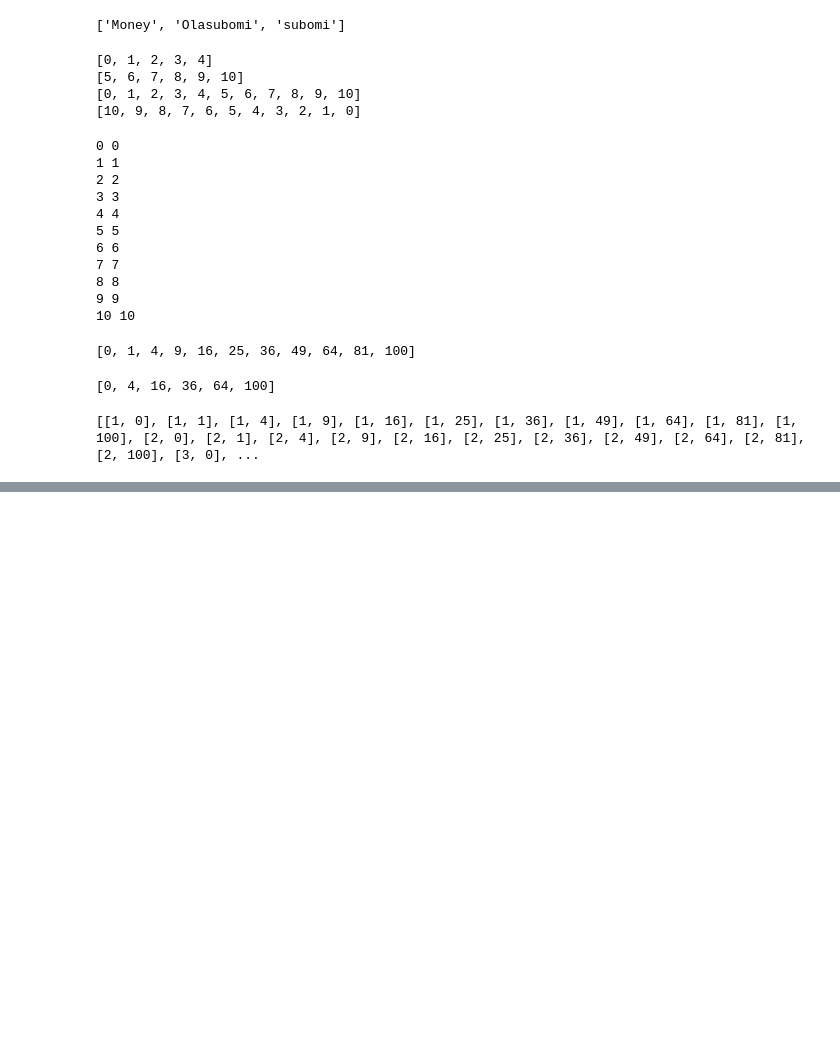
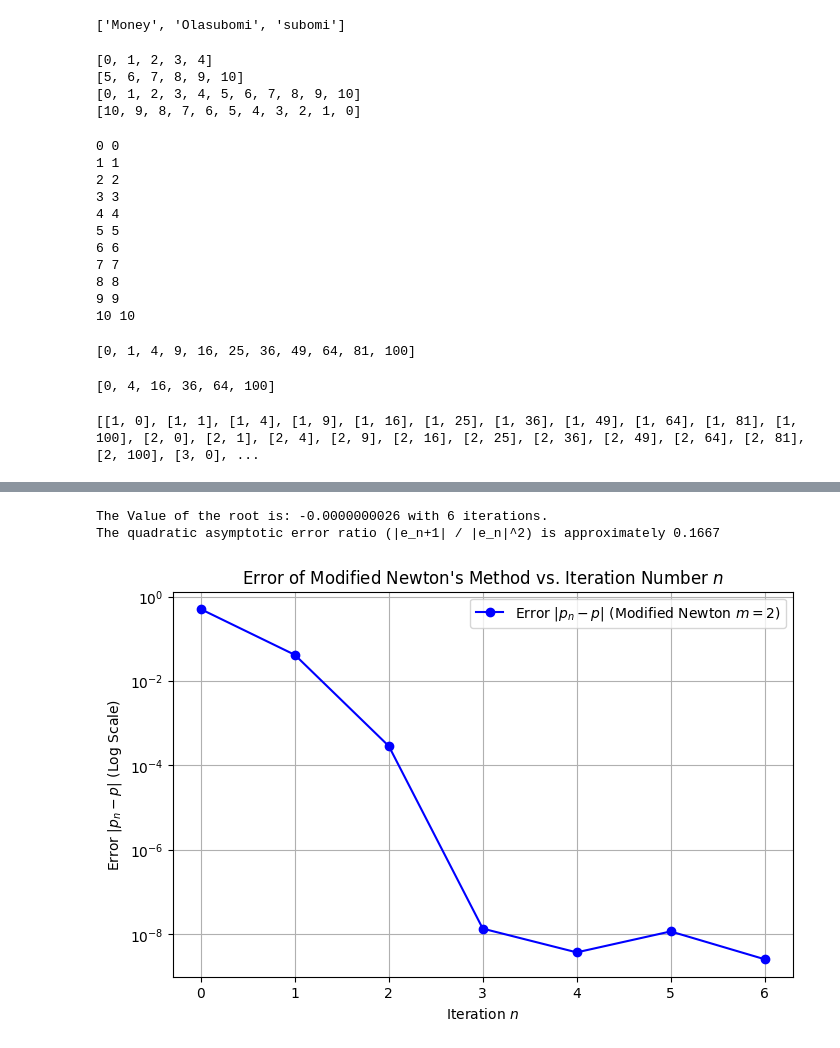
Before and after one commit to Olasubomi-tech/My-Python-, a Jupyter notebook: linearregression.ipynb, the cells around one changed output, grey strips where cells are left out. Cells and saved outputs as stored; diff of their text form; code cells hidden in the pictures; blank space fills up the shorter version.

```diff
--- a/linearregression.ipynb
+++ b/linearregression.ipynb
@@ -442,0 +628,63 @@ print(pair)
+# %%
+import numpy as np
+import matplotlib.pyplot as plt
+
+def actual_function(x):
+    return x - (np.exp(x) - 1)
+
+def derivative(x):
+    return 1 - np.exp(x)
+
+true_root = 0
+
+# Added parameter 'm' for root multiplicity (default m=2)
+def Newton_iterative_scheme(p0, tolerance, iterate, m=2):
+    List_of_approximate = [p0]
+    count = 0
+    x = p0
+    if abs(derivative(x)) < 1e-8:
+        raise ZeroDivisionError("The derivative is zero or near zero at starting point.")
+
+    # Modified step: multiplied by m
+    d = m * actual_function(x) / derivative(x)
+
+    while abs(d) >= tolerance and count < iterate:
+        x = x - d
+        List_of_approximate.append(x)
+        count += 1
+
+        if abs(derivative(x)) < 1e-15:
+            break
+
+        # Modified step: multiplied by m
+        d = m * actual_function(x) / derivative(x)
+
+    print(f"The Value of the root is: {x:.10f} with {count} iterations.")
+    return x, List_of_approximate
+
+# Calling scheme with m=2 (Note: max iterations reduced to 6 because quadratic hits machine precision in ~4-5 steps)
+root, p_n_values = Newton_iterative_scheme(0.5, 1e-15, 6, m=2)
+p = 0
+p_n_values = np.array(p_n_values)
+errors = np.abs(p_n_values - p)
+
+# For quadratic convergence, we check the ratio |e_{n+1}| / |e_n|^2
+if len(errors) >= 3:
+    iterate = 2
+    quad_asymptotic_ratio = np.abs(p_n_values[iterate] - p) / (np.abs(p_n_values[iterate-1] - p)**2)
+    print(f"The quadratic asymptotic error ratio (|e_n+1| / |e_n|^2) is approximately {quad_asymptotic_ratio:.4f}")
+
+Arranged_values = np.arange(len(errors))
+
+plt.figure(figsize=(8, 5))
+plt.semilogy(Arranged_values, errors, 'o-', color='b', label=r'Error $|p_n - p|$ (Modified Newton $m=2$)')
+plt.title("Error of Modified Newton's Method vs. Iteration Number $n$")
+plt.xlabel("Iteration $n$")
+plt.ylabel(r"Error $|p_n - p|$ (Log Scale)")
+plt.grid(True)
+plt.legend()
+plt.show()
+# %% [output]
+The Value of the root is: -0.0000000026 with 6 iterations.
+The quadratic asymptotic error ratio (|e_n+1| / |e_n|^2) is approximately 0.1667
+[figure, added]
```
Also changed, not shown: parts of 13 cells of this notebook, 5 other files.
